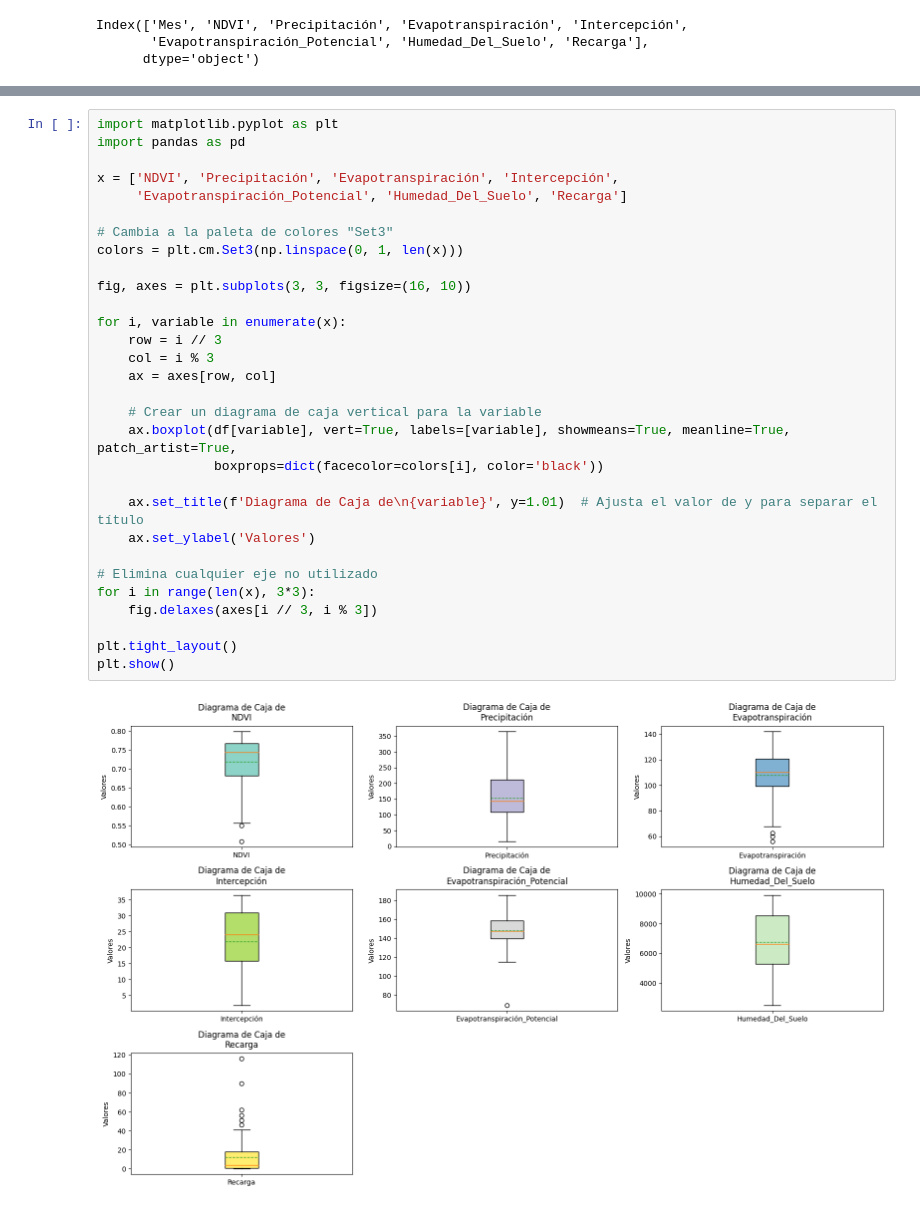
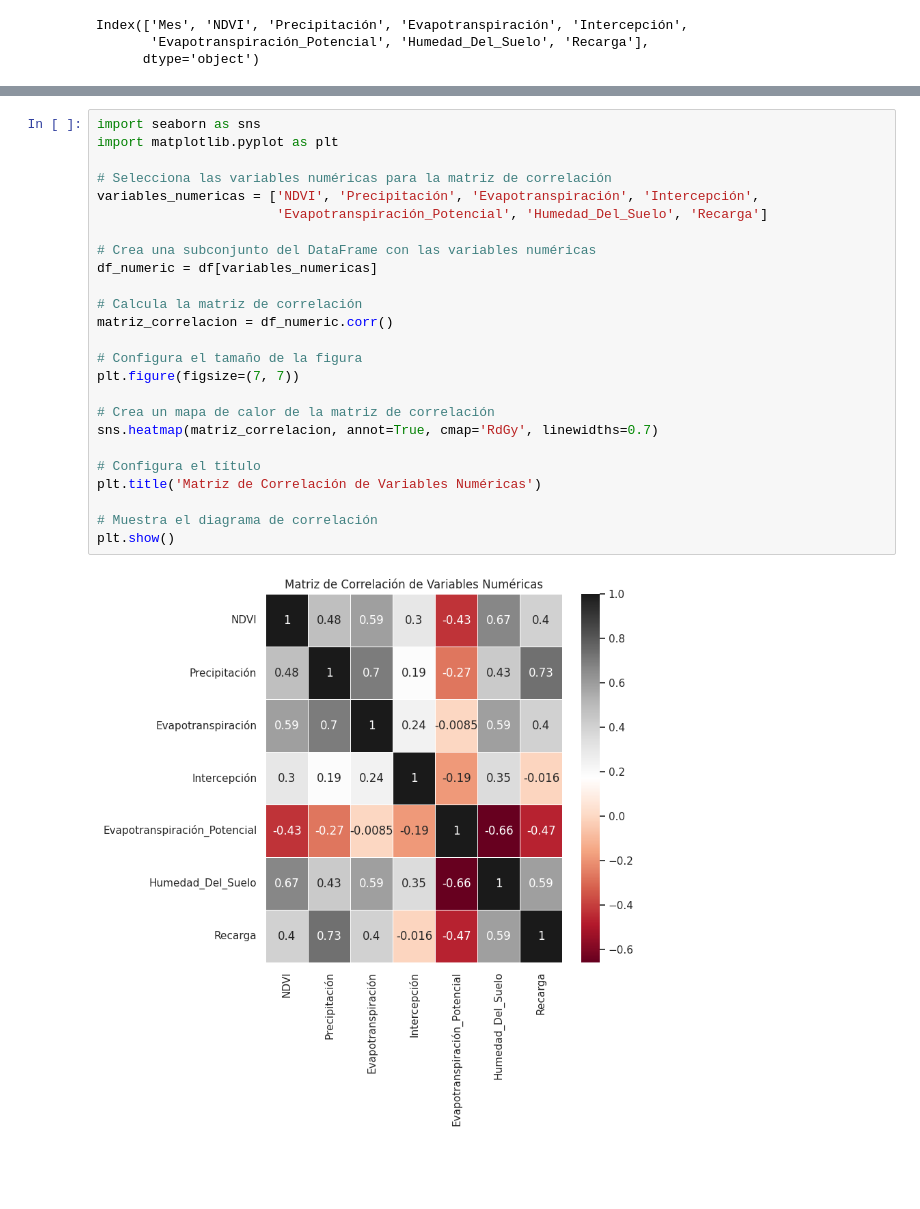
Before and after one commit to emarevalog/Data_Science_Forecast_NDVI_Project, a Jupyter notebook: Exploración_estadística.ipynb, the cells around one changed output, grey strips where cells are left out. Saved outputs shown, nothing was run; the diff lists cells and outputs as text; blank space fills up the shorter version.

```diff
--- a/Exploración_estadística.ipynb
+++ b/Exploración_estadística.ipynb
@@ -144,32 +185,27 @@ plt.show()
-# %%
-import matplotlib.pyplot as plt
-import pandas as pd
-
-x = ['NDVI', 'Precipitación', 'Evapotranspiración', 'Intercepción',
-     'Evapotranspiración_Potencial', 'Humedad_Del_Suelo', 'Recarga']
-
-# Cambia a la paleta de colores "Set3"
-colors = plt.cm.Set3(np.linspace(0, 1, len(x)))
-
-fig, axes = plt.subplots(3, 3, figsize=(16, 10))
-
-for i, variable in enumerate(x):
-    row = i // 3
-    col = i % 3
-    ax = axes[row, col]
-
-    # Crear un diagrama de caja vertical para la variable
-    ax.boxplot(df[variable], vert=True, labels=[variable], showmeans=True, meanline=True, patch_artist=True,
-               boxprops=dict(facecolor=colors[i], color='black'))
-
-    ax.set_title(f'Diagrama de Caja de\n{variable}', y=1.01)  # Ajusta el valor de y para separar el título
-    ax.set_ylabel('Valores')
-
-# Elimina cualquier eje no utilizado
-for i in range(len(x), 3*3):
-    fig.delaxes(axes[i // 3, i % 3])
-
-plt.tight_layout()
-plt.show()
-# %% [output]
-[figure, removed]
+# %%
+import seaborn as sns
+import matplotlib.pyplot as plt
+
+# Selecciona las variables numéricas para la matriz de correlación
+variables_numericas = ['NDVI', 'Precipitación', 'Evapotranspiración', 'Intercepción',
+                       'Evapotranspiración_Potencial', 'Humedad_Del_Suelo', 'Recarga']
+
+# Crea una subconjunto del DataFrame con las variables numéricas
+df_numeric = df[variables_numericas]
+
+# Calcula la matriz de correlación
+matriz_correlacion = df_numeric.corr()
+
+# Configura el tamaño de la figura
+plt.figure(figsize=(7, 7))
+
+# Crea un mapa de calor de la matriz de correlación
+sns.heatmap(matriz_correlacion, annot=True, cmap='RdGy', linewidths=0.7)
+
+# Configura el título
+plt.title('Matriz de Correlación de Variables Numéricas')
+
+# Muestra el diagrama de correlación
+plt.show()
+# %% [output]
+[figure, added]
```
Also changed, not shown: parts of 5 cells of this notebook.
